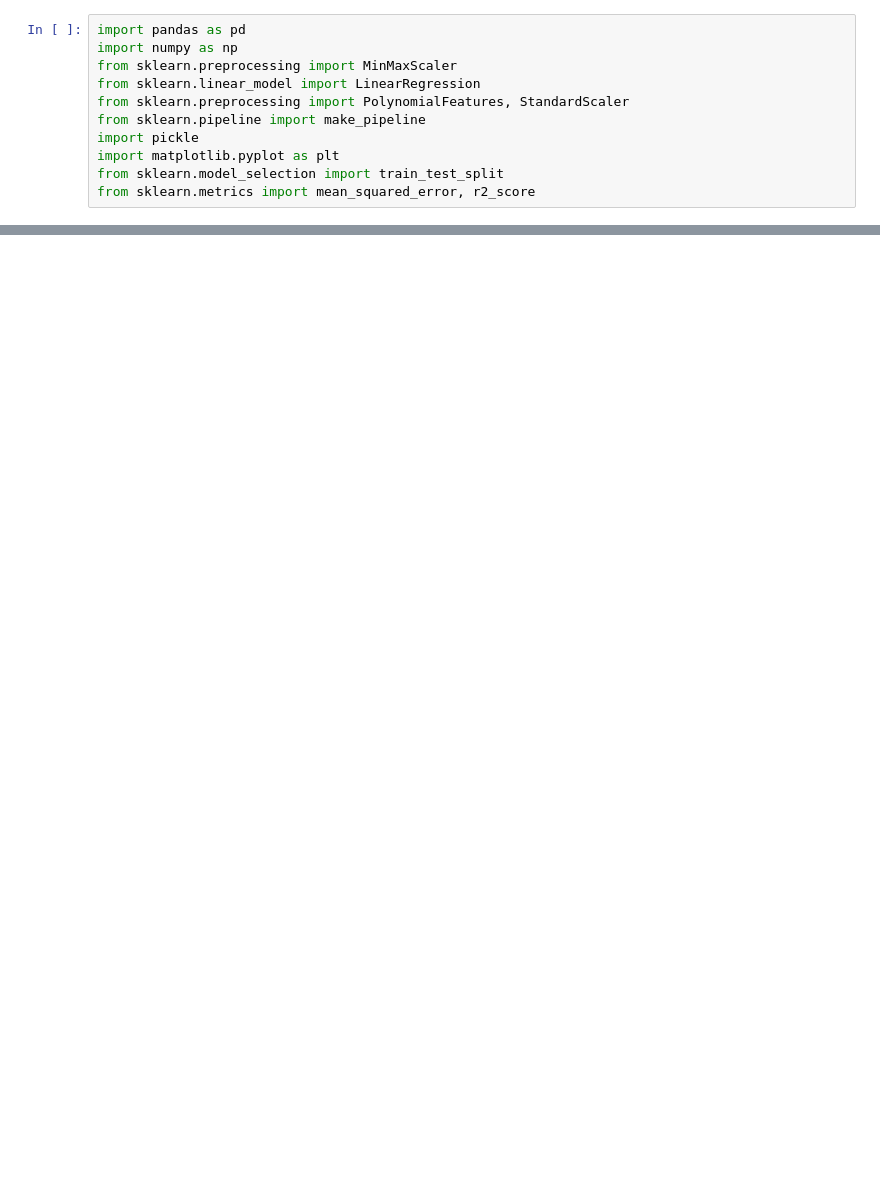
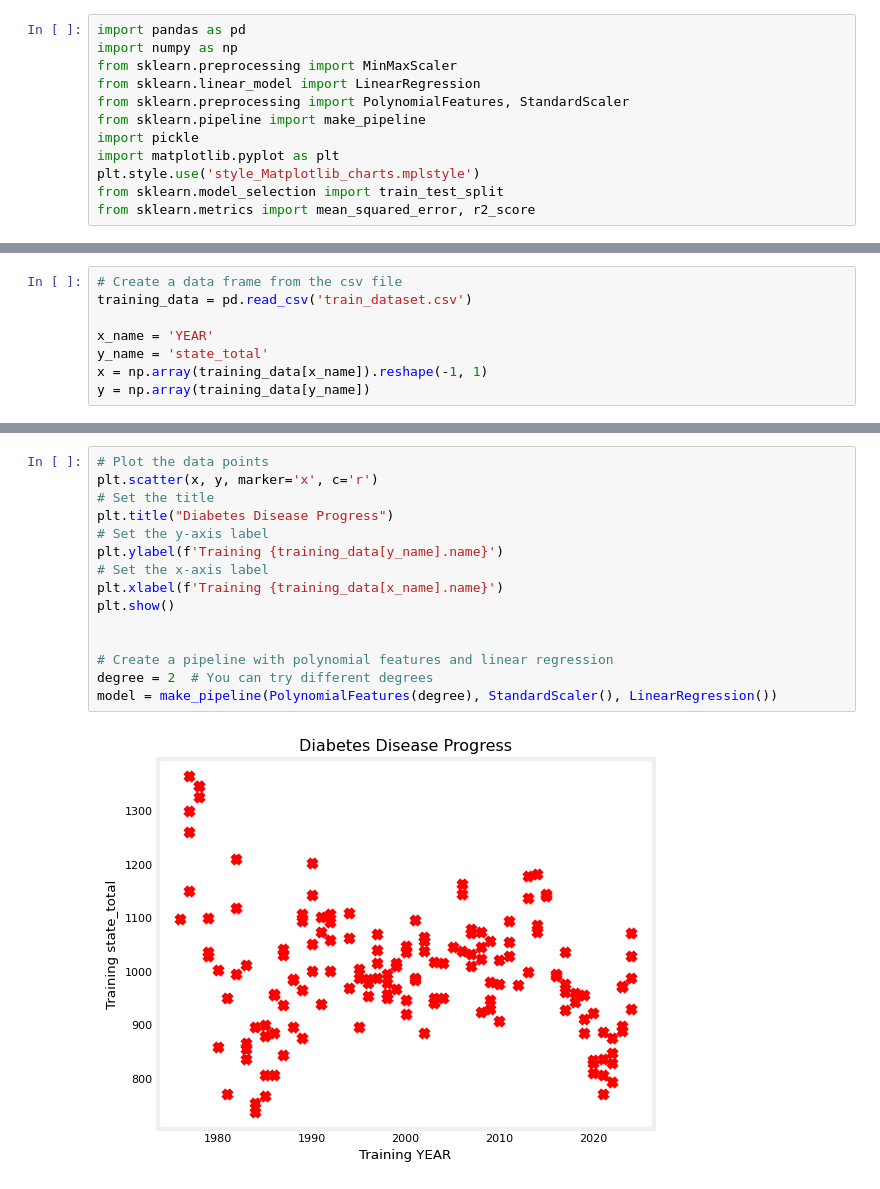
Before and after one commit to TempeHS/2025-SE-Dash-J-Task2, a Jupyter notebook: model_selection/linear_regression.ipynb, the cells around one changed output, grey strips where cells are left out. Saved outputs shown, nothing was run; the diff lists cells and outputs as text; blank space fills up the shorter version.

```diff
--- a/model_selection/linear_regression.ipynb
+++ b/model_selection/linear_regression.ipynb
@@ -7,5 +11,6 @@ from sklearn.preprocessing import PolynomialFeatures, StandardScaler
 from sklearn.pipeline import make_pipeline
 import pickle
 import matplotlib.pyplot as plt
+plt.style.use('style_Matplotlib_charts.mplstyle')
 from sklearn.model_selection import train_test_split
 from sklearn.metrics import mean_squared_error, r2_score
@@ -46,0 +21,8 @@ plt.show()
+# %%
+# Create a data frame from the csv file
+training_data = pd.read_csv('train_dataset.csv')
+
+x_name = 'YEAR'
+y_name = 'state_total'
+x = np.array(training_data[x_name]).reshape(-1, 1)
+y = np.array(training_data[y_name])
@@ -46,0 +33,17 @@ plt.show()
+# %%
+# Plot the data points
+plt.scatter(x, y, marker='x', c='r')
+# Set the title
+plt.title("Diabetes Disease Progress")
+# Set the y-axis label
+plt.ylabel(f'Training {training_data[y_name].name}')
+# Set the x-axis label
+plt.xlabel(f'Training {training_data[x_name].name}')
+plt.show()
+
+
+# Create a pipeline with polynomial features and linear regression
+degree = 2  # You can try different degrees
+model = make_pipeline(PolynomialFeatures(degree), StandardScaler(), LinearRegression())
+# %% [output]
+[figure, added]
```
Also changed, not shown: parts of 11 cells of this notebook, 32 other files.
